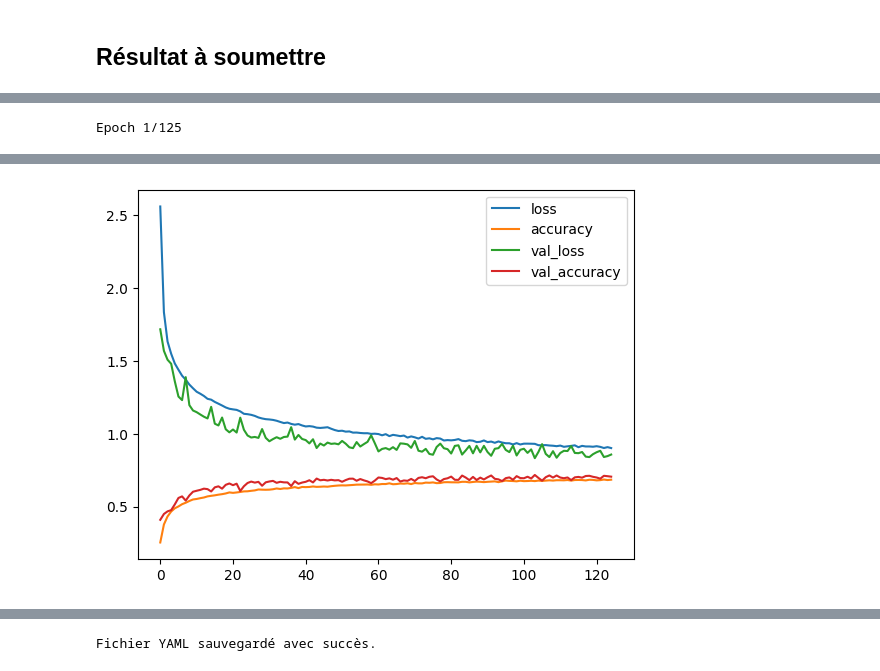
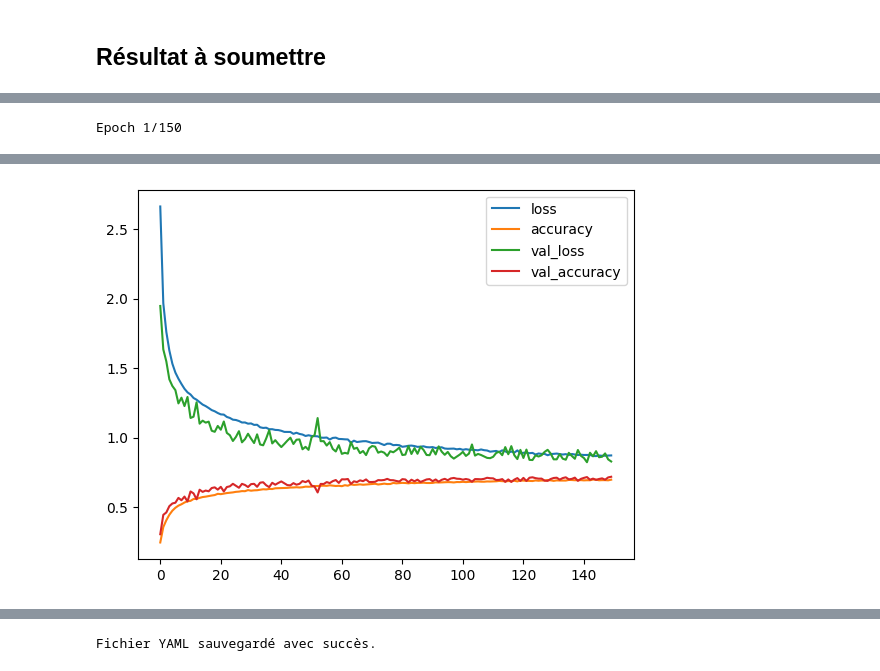
Before and after one commit to Bast-94/IREN-BOATS, a Jupyter notebook: nb-v70.ipynb, the cells around one changed output, grey strips where cells are left out. Drawn from its saved outputs; the diff is of its cells as text; code cells hidden in the pictures.

```diff
--- a/nb-v70.ipynb
+++ b/nb-v70.ipynb
@@ -37,7 +35,7 @@ https://www.tensorflow.org/api_docs/python/tf/keras/utils/image_dataset_from_dir
 # %%
 config['output_file'] = 'submission.csv' if config.get('output_file') == None else config.get('output_file')
 config['BATCH_SIZE'] = 128 if config.get('BATCH_SIZE') == None else config.get('BATCH_SIZE')
-config['epochs'] = 150 if config.get('epochs') == None else config.get('epochs')
+config['epochs'] = 200 if config.get('epochs') == None else config.get('epochs')
 # %%
 directory_path = "/kaggle/input/navires-2023-la-mano/ships16x24/ships_16x24_10cat/data"
 ds_train, ds_val = tf.keras.utils.image_dataset_from_directory(directory_path, labels='inferred',subset='both',shuffle=True,validation_split=0.2,seed=SEED,image_size=(16,24), batch_size=config['BATCH_SIZE'])
@@ -96,7 +86,7 @@ from tensorflow.keras.models import load_model
 def build_model(input_shape=(16, 24, 3), num_classes=10) -> Model:
     model = Sequential([
 
-        Conv2D(32, 3, padding='same', input_shape=input_shape,activation='relu'),
+        Conv2D(32, 5, padding='same', input_shape=input_shape,activation='relu'),
         LeakyReLU(alpha=0.1),
         BatchNormalization(),
         Dropout(0.25),
@@ -156,6 +128,7 @@ def train_and_test(model=None,**kwargs):
     callbacks = []
     epochs = kwargs['epochs']
     #callbacks.append(CheckValidationLossCallback(patience=3))
+    callbacks.append(tf.keras.callbacks.ReduceLROnPlateau(monitor="val_loss",factor=0.8))
     callbacks.append(tf.keras.callbacks.ModelCheckpoint(MODEL_FILE_NAME))
     if model is None:
         model = build_model()
@@ -173,5 +146,5 @@ save_model(model)
 pd.DataFrame(history.history).plot()
 plt.show()
 # %% [output]
-Epoch 1/125
+Epoch 1/150
   output, from_logits = _get_logits(
@@ -197,4 +168,4 @@ Epoch 4/125
-[figure, old version]
+[figure, new version]
 # %%
 test_phase(model)
 FileLink(config['output_file'])
```
Also changed, not shown: parts of 6 cells of this notebook.
